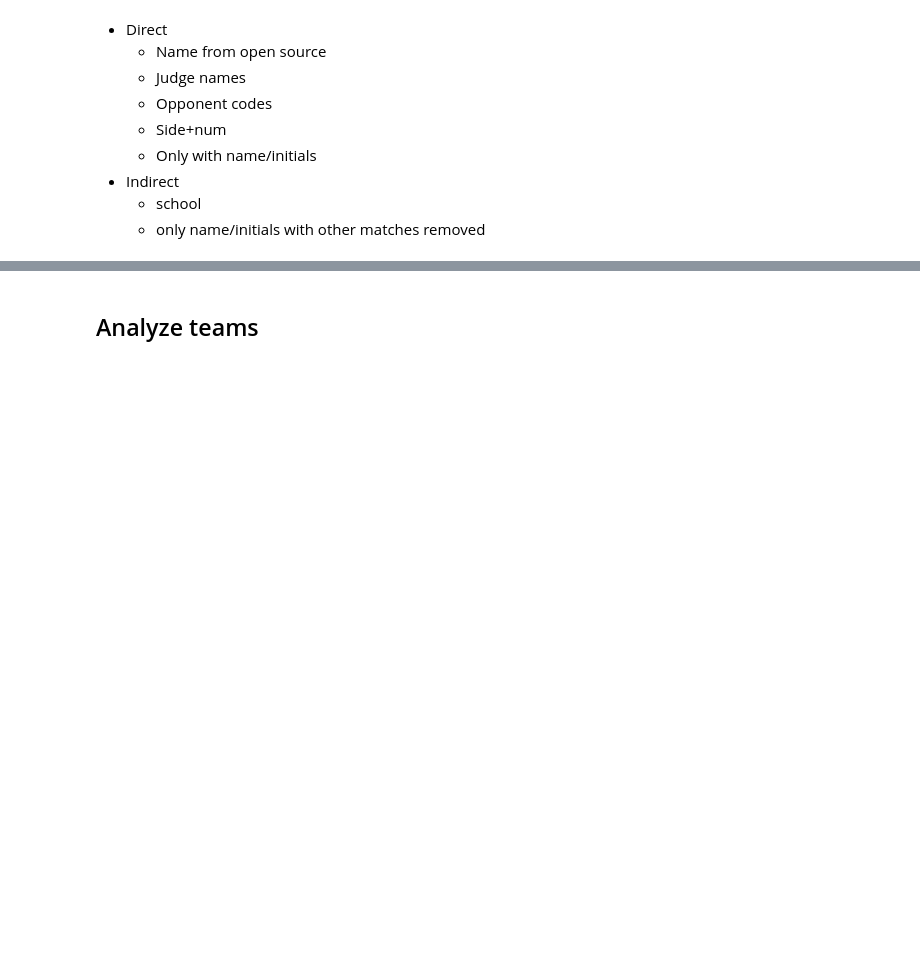
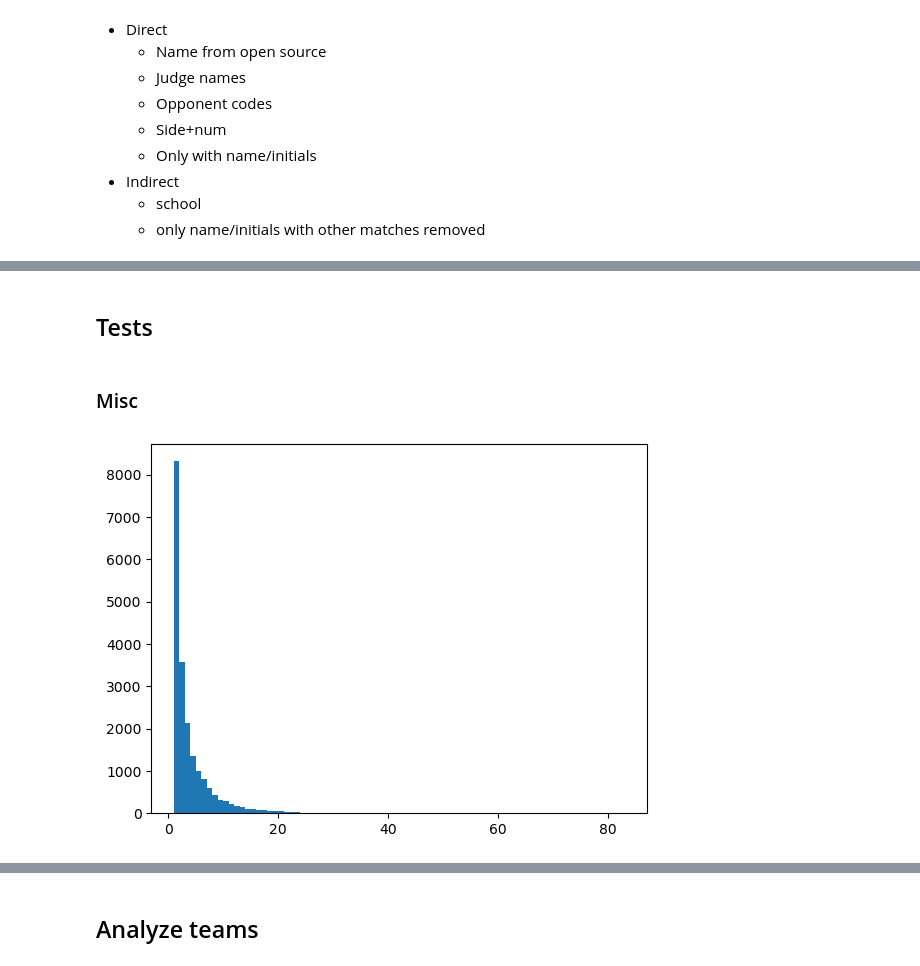
Before and after one commit to D0ugins/tab-data, a Jupyter notebook: match.ipynb, the cells around one changed output, grey strips where cells are left out. Drawn from its saved outputs; the diff is of its cells as text; code cells hidden in the pictures; blank space fills up the shorter version.

```diff
--- a/match.ipynb
+++ b/match.ipynb
@@ -253,0 +712,9 @@ opponent_match = opponent_ratio > 0.75
+# %% [markdown]
+## Tests
+# %% [markdown]
+### Misc
+# %%
+data = match_probabilities.groupby(level=0).size()
+counts, bins, _ = plt.hist(data, bins=np.arange(min(data), max(data)))
+# %% [output]
+[figure, added]
```
Also changed, not shown: parts of 134 cells of this notebook, 5 other files.
